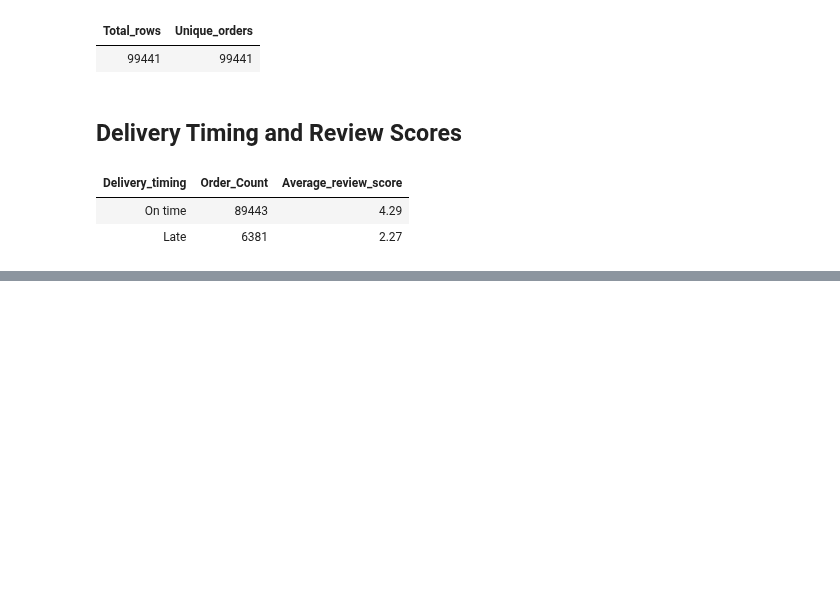
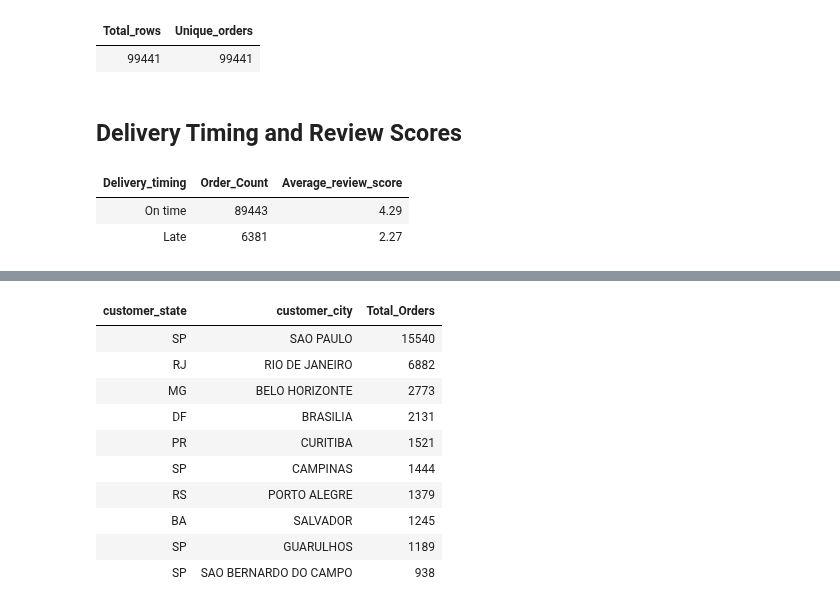
Before and after one commit to utsahpradhan/olist-marketplace-analytics, a Jupyter notebook: Olist_Analysis.ipynb, the cells around one changed output, grey strips where cells are left out. Drawn from its saved outputs; the diff is of its cells as text; code cells hidden in the pictures; blank space fills up the shorter version.

```diff
--- a/Olist_Analysis.ipynb
+++ b/Olist_Analysis.ipynb
@@ -1153,0 +1203,19 @@ GROUP BY
+# %%
+%sql
+SELECT customer_state, UPPER(TRIM(customer_city)) AS customer_city, COUNT(*) AS Total_Orders
+FROM orders_with_customers
+GROUP BY customer_state, UPPER(TRIM(customer_city))
+ORDER BY Total_Orders DESC
+limit 10
+# %% [output]
+| customer_state | customer_city | Total_Orders |
+| SP | SAO PAULO | 15540 |
+| RJ | RIO DE JANEIRO | 6882 |
+| MG | BELO HORIZONTE | 2773 |
+| DF | BRASILIA | 2131 |
+| PR | CURITIBA | 1521 |
+| SP | CAMPINAS | 1444 |
+| RS | PORTO ALEGRE | 1379 |
+| BA | SALVADOR | 1245 |
+| SP | GUARULHOS | 1189 |
+| SP | SAO BERNARDO DO CAMPO | 938 |
```
Also changed, not shown: parts of 8 cells of this notebook.
